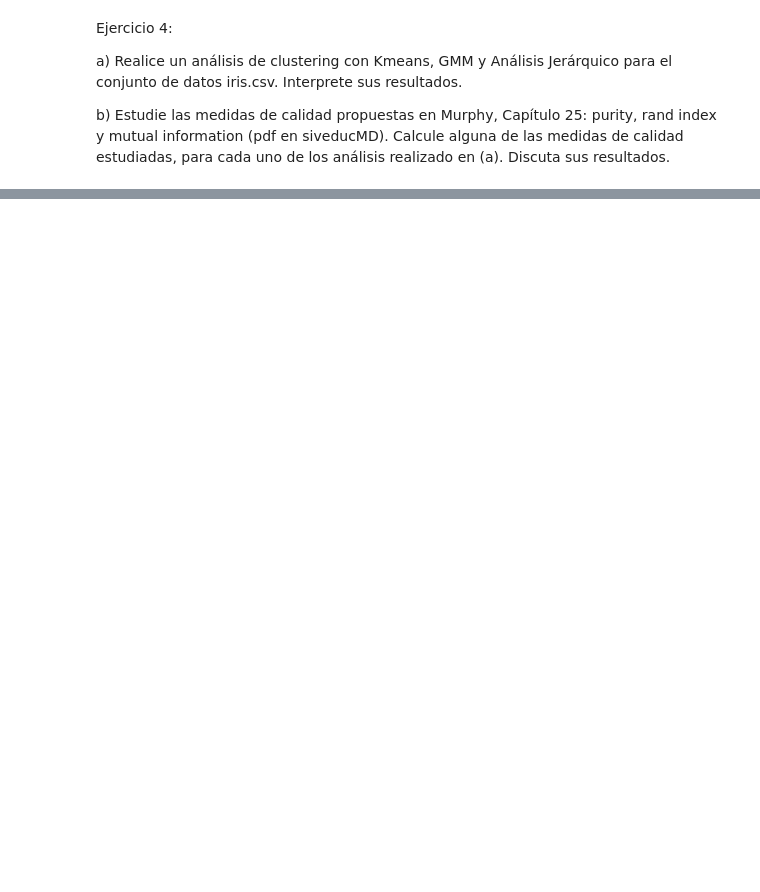
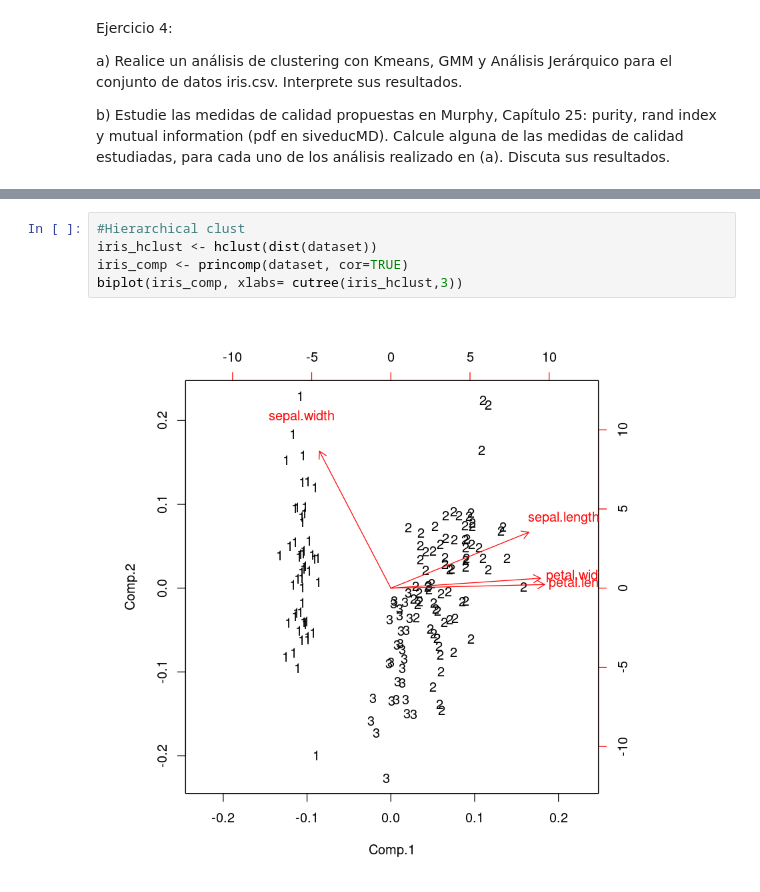
Before and after one commit to eduvera/INFO257_IA, a Jupyter notebook: unidad2/Clustering/Clustering_Notebook2.ipynb, the cells around one changed output, grey strips where cells are left out. Drawn from its saved outputs; the diff is of its cells as text; blank space fills up the shorter version.

```diff
--- a/unidad2/Clustering/Clustering_Notebook2.ipynb
+++ b/unidad2/Clustering/Clustering_Notebook2.ipynb
@@ -203,0 +234,7 @@ b) Estudie las medidas de calidad propuestas en Murphy, Capítulo 25: purity, ra
+# %%
+#Hierarchical clust
+iris_hclust <- hclust(dist(dataset))
+iris_comp <- princomp(dataset, cor=TRUE)
+biplot(iris_comp, xlabs= cutree(iris_hclust,3))
+# %% [output]
+[figure, added]
```
Also changed, not shown: parts of 7 cells of this notebook.
